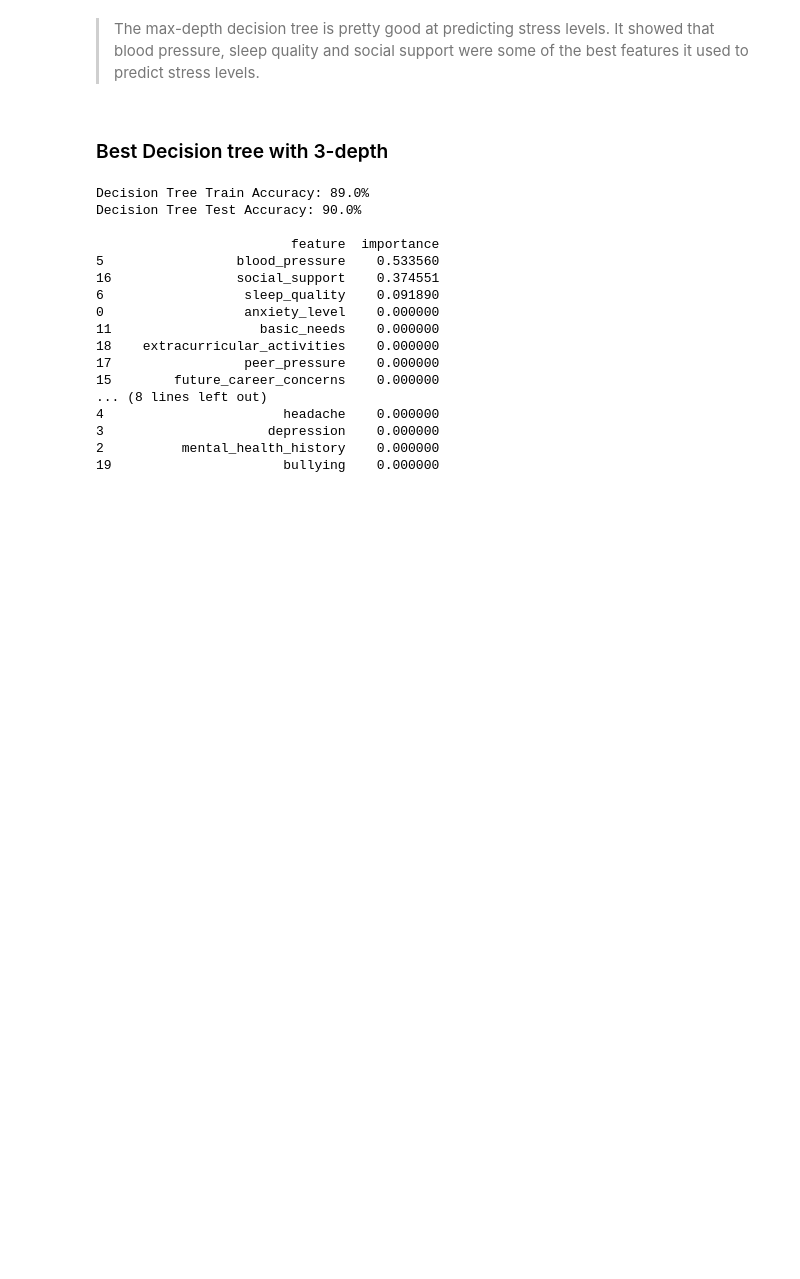
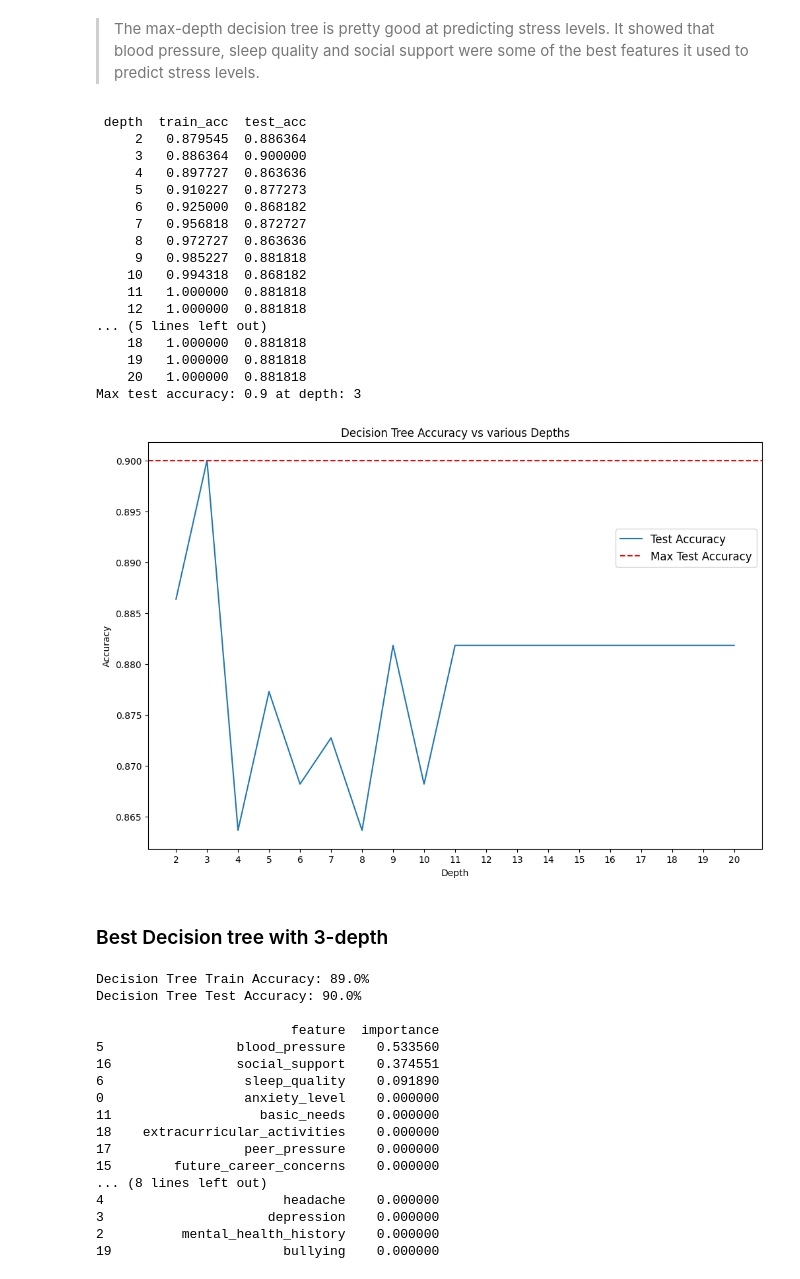
Before and after one commit to ZacPerry-dev/Student-Stress-Factors, a Jupyter notebook: main.ipynb, the cells around one changed output. Saved outputs shown, nothing was run; the diff lists cells and outputs as text; code cells hidden in the pictures; blank space fills up the shorter version.

```diff
--- a/main.ipynb
+++ b/main.ipynb
@@ -591,5 +636,58 @@ Decision Tree Test Accuracy: 88.0%
 # %% [markdown]
 > The max-depth decision tree is pretty good at predicting stress levels. It showed that blood pressure, sleep quality and social support were some of the best features it used to predict stress levels.
+# %%
+train_accuracies = []
+test_accuracies = []
+depths = []
+
+for depth in range(2, 21):
+  clf = tree.DecisionTreeClassifier(criterion="entropy", max_depth=depth, random_state=42)
+  clf.fit(X_train, y_train)
+
+  y_train_pred = clf.predict(X_train)
+  train_accuracy = accuracy_score(y_train, y_train_pred)
+
+  y_test_pred = clf.predict(X_test)
+  test_accuracy = accuracy_score(y_test, y_test_pred)
+
+  depths.append(depth)
+  train_accuracies.append(train_accuracy)
+  test_accuracies.append(test_accuracy)
+  df = pd.DataFrame({'depth': depths, 'train_acc': train_accuracies, 'test_acc': test_accuracies})
+
+print(df.to_string(index=False))
+print(f'Max test accuracy: {max(test_accuracies)} at depth: {test_accuracies.index(max(test_accuracies)) + 2}')
+
+plt.figure(figsize=(12, 8))
+plt.plot(depths, test_accuracies, label='Test Accuracy')
+# add horizontal line for max test accuracy
+plt.axhline(max(test_accuracies), linestyle='--', color='r', label='Max Test Accuracy')
+plt.xlabel('Depth')
+plt.ylabel('Accuracy')
+plt.title('Decision Tree Accuracy vs various Depths')
+plt.xticks(depths)
+# offset legend to avoid overlapping with plot
+plt.legend(loc='upper right', fontsize='large', bbox_to_anchor=(1, 0.8))
+plt.show()
+# %% [output]
+ depth  train_acc  test_acc
+     2   0.879545  0.886364
+     3   0.886364  0.900000
+     4   0.897727  0.863636
+     5   0.910227  0.877273
+     6   0.925000  0.868182
+     7   0.956818  0.872727
+     8   0.972727  0.863636
+     9   0.985227  0.881818
+    10   0.994318  0.868182
+    11   1.000000  0.881818
+    12   1.000000  0.881818
+... (5 lines left out)
+    18   1.000000  0.881818
+    19   1.000000  0.881818
+    20   1.000000  0.881818
+Max test accuracy: 0.9 at depth: 3
+[figure, added]
 # %% [markdown]
 ### Best Decision tree with 3-depth
 # %%
```
Also changed, not shown: parts of 4 cells of this notebook.
